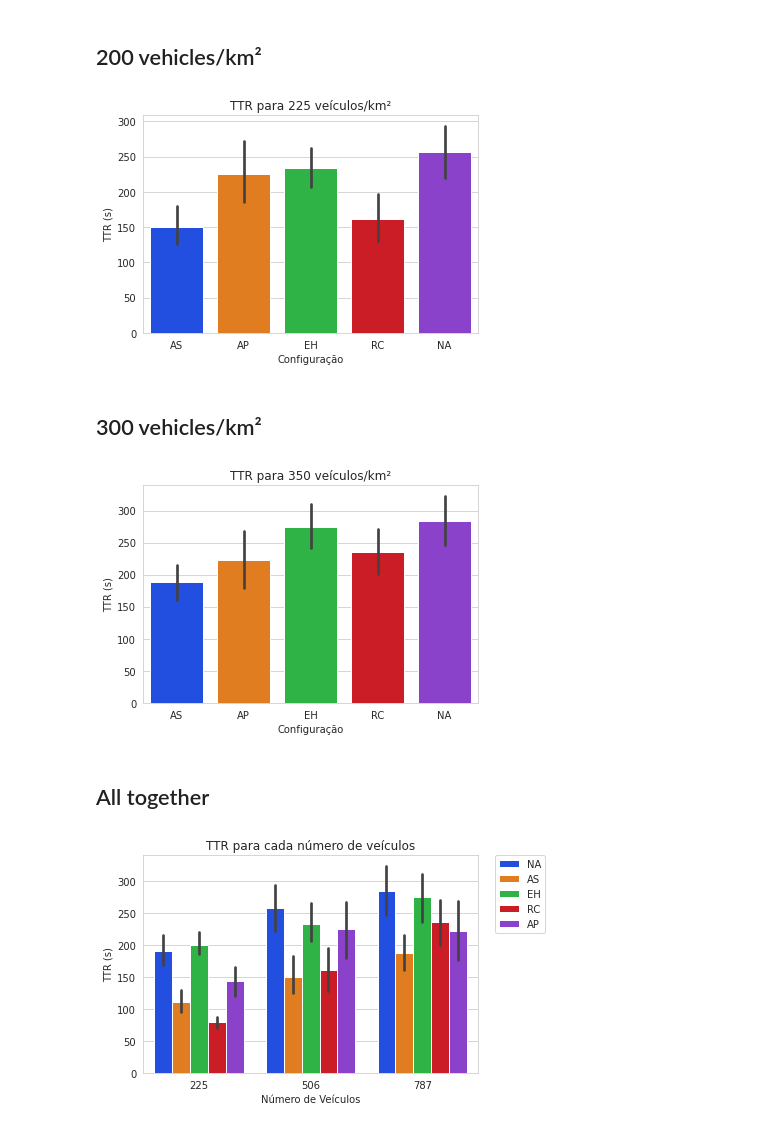
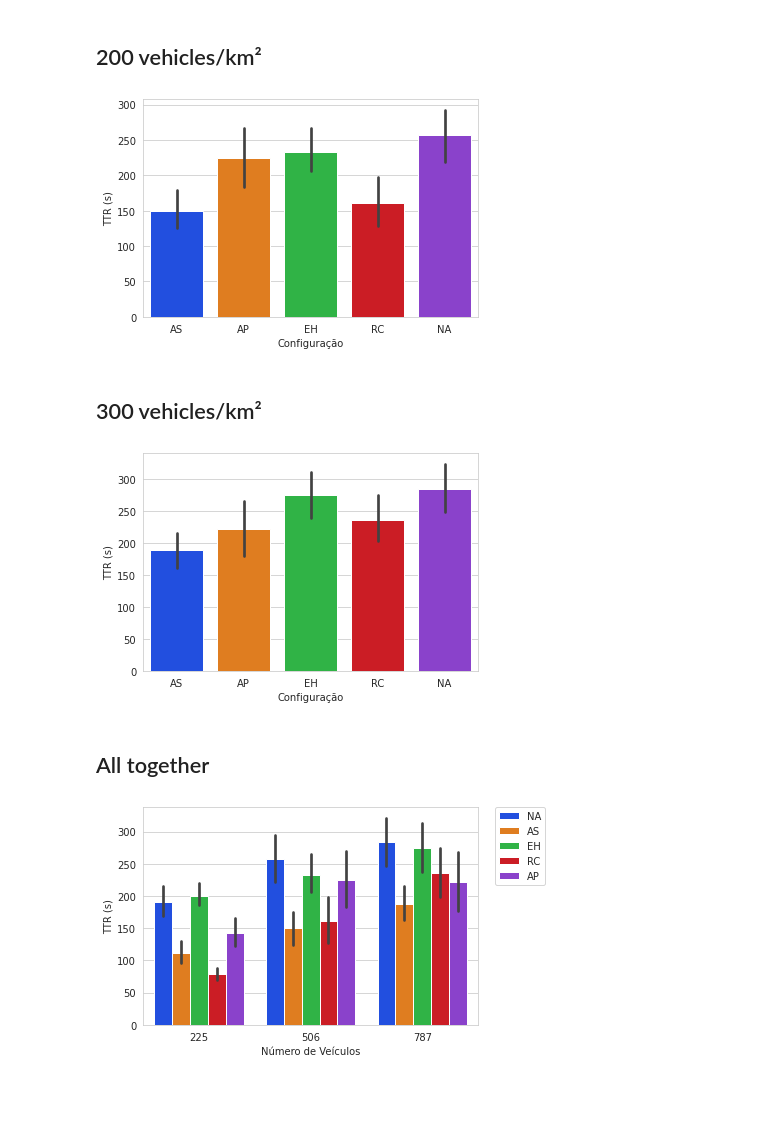
Before and after one commit to jaehnri/vanet-emergency-system, a Jupyter notebook: src/analysis/Analyze Simulation Results.ipynb, the cells around one changed output. Cells and saved outputs as stored; diff of their text form; code cells hidden in the pictures; blank space fills up the shorter version.

```diff
--- a/src/analysis/Analyze Simulation Results.ipynb
+++ b/src/analysis/Analyze Simulation Results.ipynb
@@ -111,22 +110,21 @@ plt.show()
 # %% [markdown]
 ## 200 vehicles/km²
 # %%
-## df_225 = df.drop(df[df.number_of_vehicles != 506].index)
+df_225 = df.drop(df[df.number_of_vehicles != 506].index)
 
 # Create the bar graph using seaborn
 sns.set_style('whitegrid')
 sns.barplot(x='name', y='ambulance_arrival_time',
             order=['AS', 'AP', 'EH', 'RC', 'NA'], palette=colors, data=df_225)
 
 # Add title and axis labels
-plt.title('TTR para 225 veículos/km²')
 plt.xlabel('Configuração')
 plt.ylabel('TTR (s)')
 
 # Display the graph
 plt.show()
 # %% [output]
-[figure, old version]
+[figure, new version]
 # %% [markdown]
 ## 300 vehicles/km²
 # %%
@@ -138,14 +136,13 @@ sns.barplot(x='name', y='ambulance_arrival_time',
             order=['AS', 'AP', 'EH', 'RC', 'NA'], palette=colors, data=df_350)
 
 # Add title and axis labels
-plt.title('TTR para 350 veículos/km²')
 plt.xlabel('Configuração')
 plt.ylabel('TTR (s)')
 
 # Display the graph
 plt.show()
 # %% [output]
-[figure, old version]
+[figure, new version]
 # %% [markdown]
 ## All together
 # %%
@@ -153,7 +150,6 @@ plt.show()
 sns.barplot(x='number_of_vehicles', y='ambulance_arrival_time', hue='name', palette=colors, data=df)
 
 # Add title and axis labels
-plt.title('TTR para cada número de veículos')
 plt.xlabel('Número de Veículos')
 plt.ylabel('TTR (s)')
 plt.legend(bbox_to_anchor=(1.05, 1), loc=2, borderaxespad=0.)
@@ -161,4 +157,4 @@ plt.legend(bbox_to_anchor=(1.05, 1), loc=2, borderaxespad=0.)
 # Display the graph
 plt.show()
 # %% [output]
-[figure, old version]
+[figure, new version]
```
Also changed, not shown: parts of 1 cell of this notebook, 7 other files.
